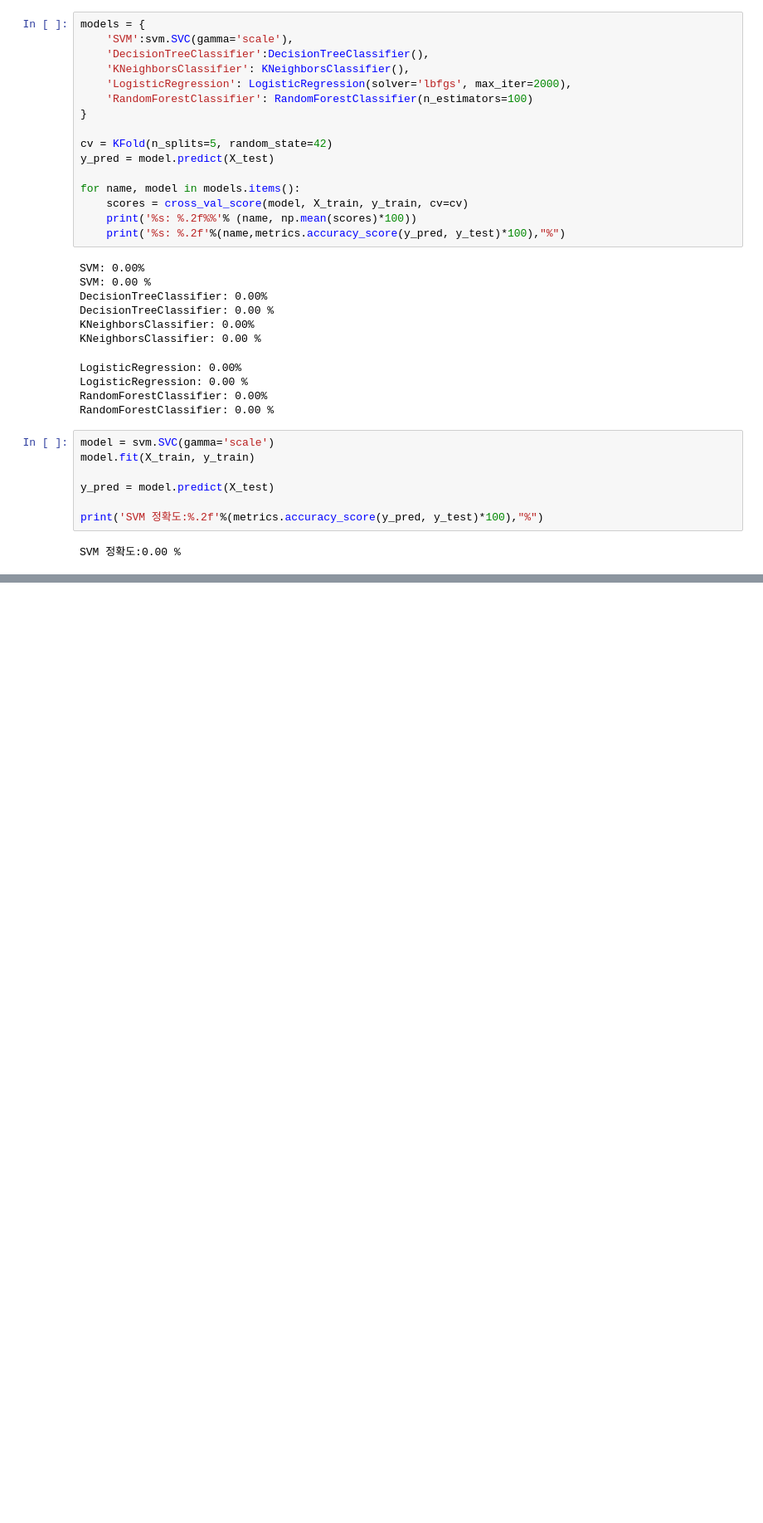
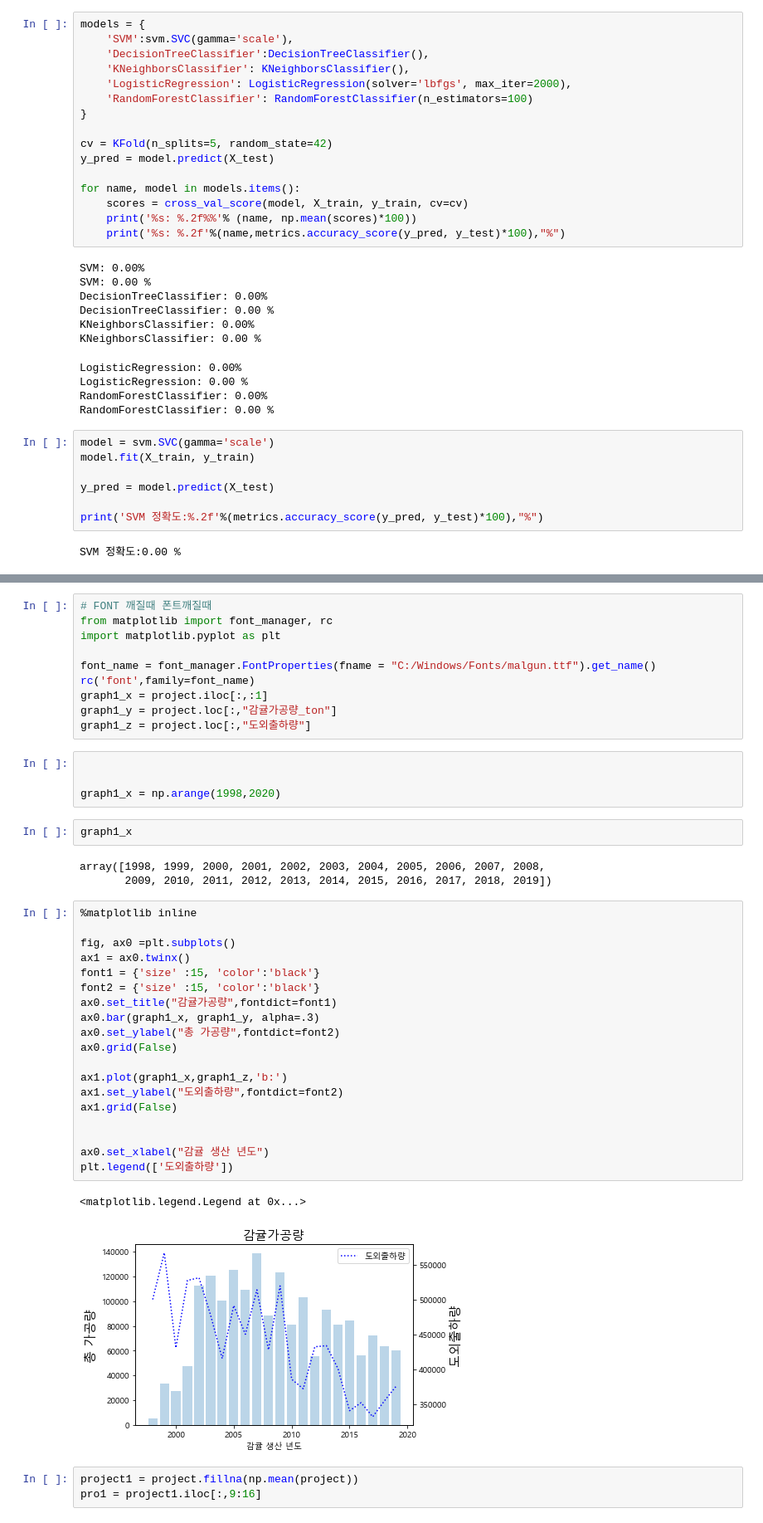
Before and after one commit to Joonyeong97/Python_study, a Jupyter notebook: Python/script/1_project/1_project2.ipynb, the cells around one changed output, grey strips where cells are left out. Shown: that part at 83% size. Saved outputs shown, nothing was run; the diff lists cells and outputs as text; blank space fills up the shorter version.

```diff
--- a/Python/script/1_project/1_project2.ipynb
+++ b/Python/script/1_project/1_project2.ipynb
@@ -325,0 +481,44 @@ SVM 정확도:0.00 %
+# %%
+# FONT 깨질때 폰트깨질때
+from matplotlib import font_manager, rc
+import matplotlib.pyplot as plt
+
+font_name = font_manager.FontProperties(fname = "C:/Windows/Fonts/malgun.ttf").get_name()
+rc('font',family=font_name)
+graph1_x = project.iloc[:,:1]
+graph1_y = project.loc[:,"감귤가공량_ton"]
+graph1_z = project.loc[:,"도외출하량"]
+# %%
+
+
+graph1_x = np.arange(1998,2020)
+# %%
+graph1_x
+# %% [output]
+array([1998, 1999, 2000, 2001, 2002, 2003, 2004, 2005, 2006, 2007, 2008,
+       2009, 2010, 2011, 2012, 2013, 2014, 2015, 2016, 2017, 2018, 2019])
+# %%
+%matplotlib inline
+
+fig, ax0 =plt.subplots()
+ax1 = ax0.twinx()
+font1 = {'size' :15, 'color':'black'}
+font2 = {'size' :15, 'color':'black'}
+ax0.set_title("감귤가공량",fontdict=font1)
+ax0.bar(graph1_x, graph1_y, alpha=.3)
+ax0.set_ylabel("총 가공량",fontdict=font2)
+ax0.grid(False)
+
+ax1.plot(graph1_x,graph1_z,'b:')
+ax1.set_ylabel("도외출하량",fontdict=font2)
+ax1.grid(False)
+
+
+ax0.set_xlabel("감귤 생산 년도")
+plt.legend(['도외출하량'])
+# %% [output]
+<matplotlib.legend.Legend at 0x...>
+[figure, added]
+# %%
+project1 = project.fillna(np.mean(project))
+pro1 = project1.iloc[:,9:16]
```
Also changed, not shown: parts of 44 cells of this notebook, 11 other files.
